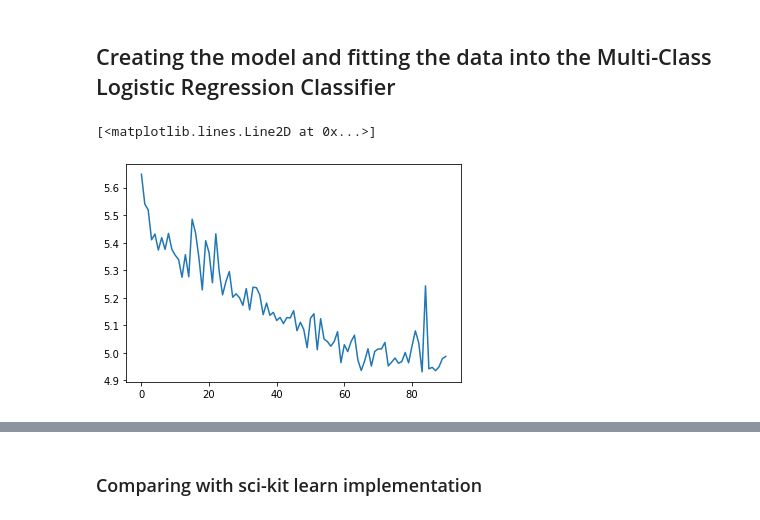
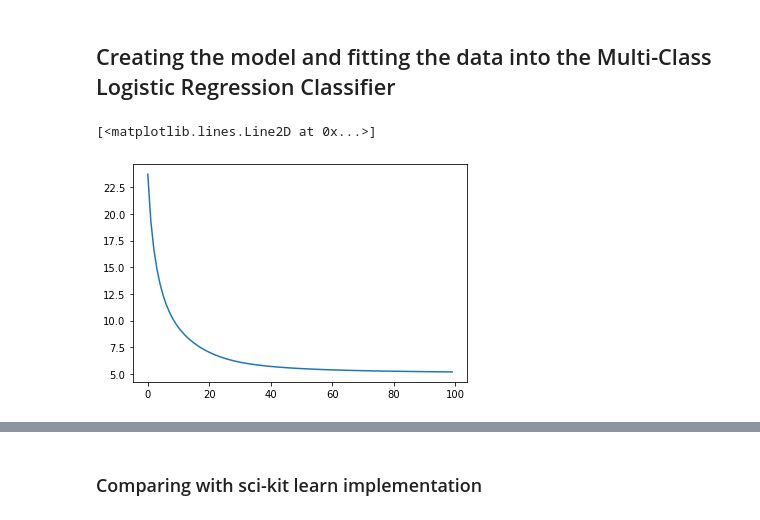
Before and after one commit to haakools/FYS-STK4155AUTUMN, a Jupyter notebook: Project 2/Project2_main.ipynb, the cells around one changed output, grey strips where cells are left out. Cells and saved outputs as stored; diff of their text form; code cells hidden in the pictures.

```diff
--- a/Project 2/Project2_main.ipynb
+++ b/Project 2/Project2_main.ipynb
@@ -297,15 +321,15 @@ X_test_scaled = scaler.transform(X_test)
 # %%
 
 logit_mnist = fn.logisticmulticlass(X_train_scaled, Y_train,
-                                    optimizer=["SGD"],
-                                    learning_rate = 0.01,
+                                    optimization_method="Adam",
+                                    learning_rate = 0.001,
                                     batch_size = 32,
-                                    max_epoch=200,
+                                    max_epoch=100,
                                     penalty="l2",
-                                    lamb=0.0001)
+                                    lamb=0)
 
 logit_mnist.fit(X_train_scaled, Y_train)
-plt.plot(np.arange(200),logit_mnist.costs)
+plt.plot(logit_mnist.costs)
 # %% [output]
 [<matplotlib.lines.Line2D at 0x...>]
-[figure, old version]
+[figure, new version]
```
Also changed, not shown: parts of 43 cells of this notebook, 25 other files.
